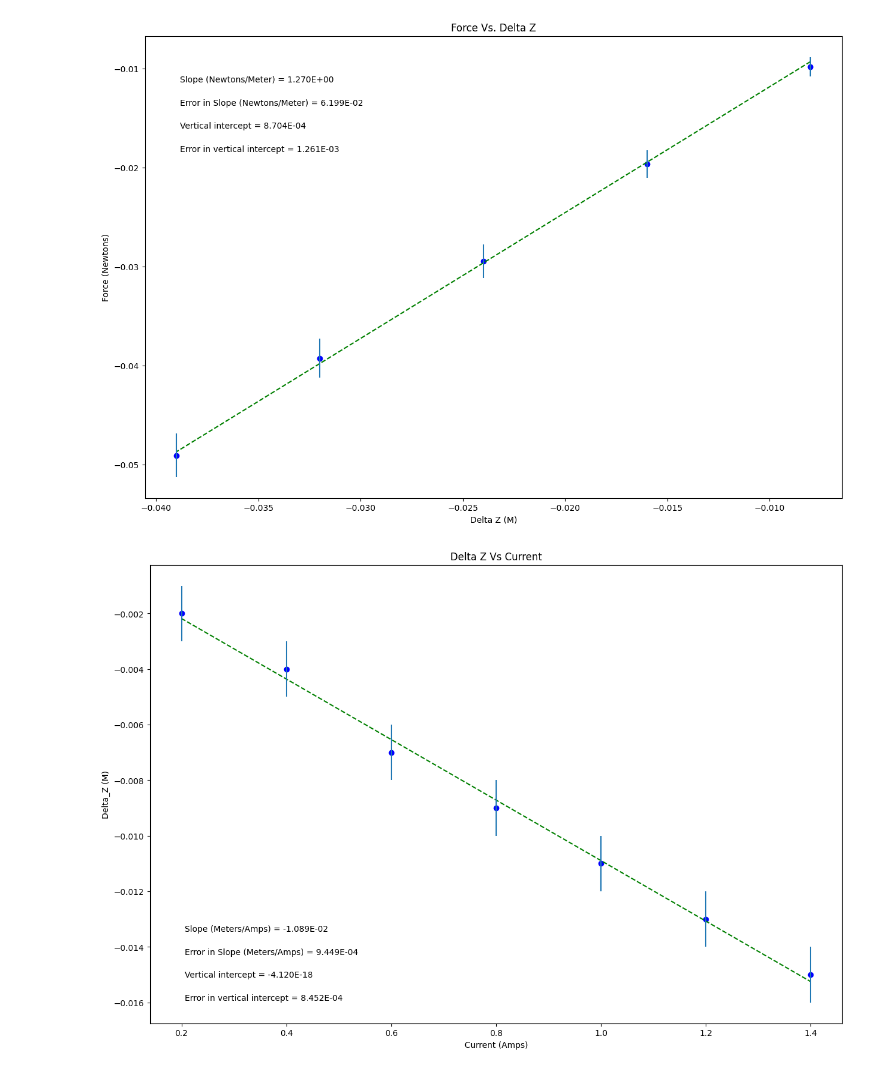
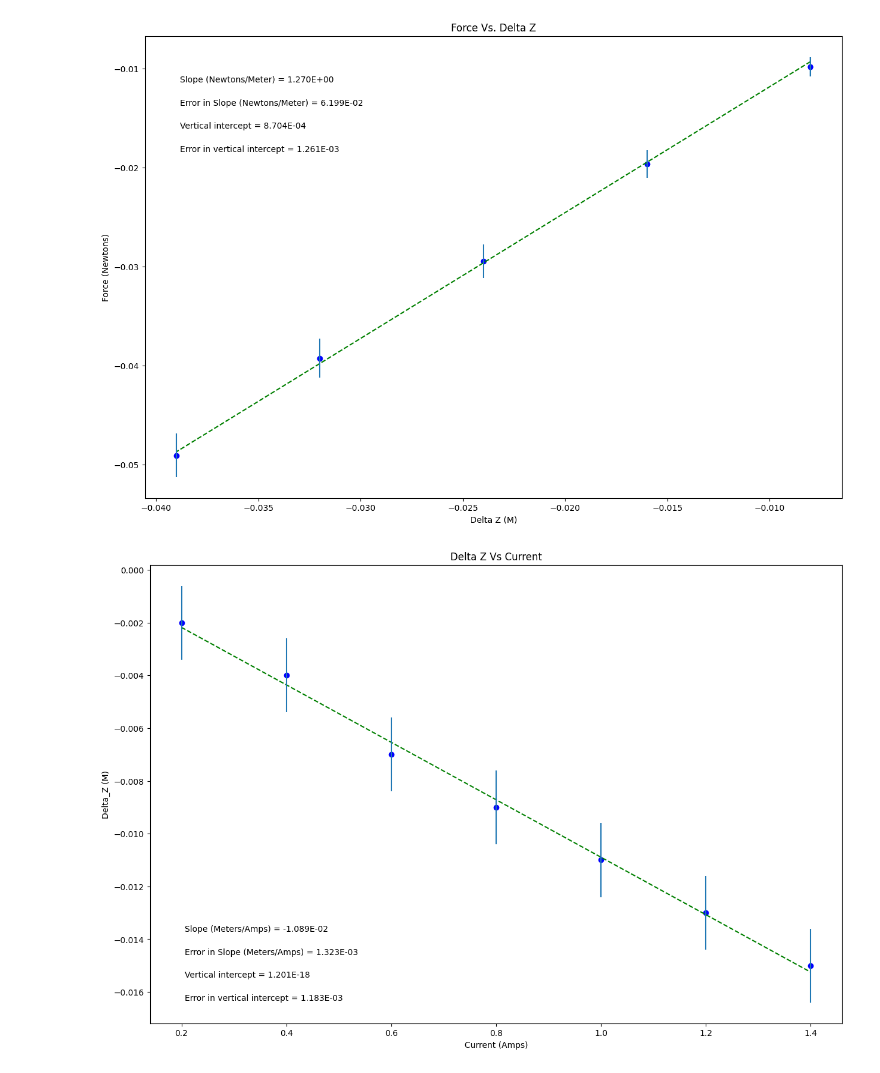
Before and after one commit to ELoran2435/PhysicsSpring2025, a Jupyter notebook: Magnetic Dipole Moment.ipynb, the cells around one changed output. Drawn from its saved outputs; the diff is of its cells as text; code cells hidden in the pictures.

```diff
--- a/Magnetic Dipole Moment.ipynb
+++ b/Magnetic Dipole Moment.ipynb
@@ -183,7 +183,7 @@ xvariable_Current = np.array([0.2, 0.4, 0.6, 0.8, 1, 1.2, 1.4])
 
 yvariable_DeltaZ = np.array([-0.002, -0.004, -0.007, -0.009, -0.011, -0.013, -0.015])
 
-err_yvariable_DeltaZ = np.array([0.001, 0.001, 0.001, 0.001, 0.001, 0.001, 0.001])
+err_yvariable_DeltaZ = np.array([0.0014, 0.0014, 0.0014, 0.0014, 0.0014, 0.0014, 0.0014])
 
 
 
@@ -252,31 +252,31 @@ elif annotation_placement==3 or annotation_placement==4:
 #Don't need to change anything in this section!
 
 #Plot data on graph. Plot error bars and place values for slope,
 #error in slope, and vertical intercept (plus error) on the plot using "annotate"
 
 plt.figure(figsize=(15,10))
 
 plt.plot(x, fit, color='green', linestyle='--')
 plt.scatter(x, y, color='blue', marker='o')
 
 plt.xlabel(x_label)
 plt.ylabel(y_label)
 plt.title(plot_title)
 
 plt.errorbar(x, y, yerr=dy, xerr=None, fmt="none") #don't need to plot x error bars
 
 plt.annotate('Slope ({}) = {value:.{digits}E}'.format(slope_units,value=m, digits=3),
              (xpos, ypos[0]), xycoords='axes fraction')
 
 plt.annotate('Error in Slope ({}) = {value:.{digits}E}'.format(slope_units,value=dm, digits=3),
              (xpos, ypos[1]), xycoords='axes fraction')
 
 plt.annotate('Vertical intercept = {value:.{digits}E}'.format(value=b, digits=3),
              (xpos, ypos[2]), xycoords='axes fraction')
 
 plt.annotate('Error in vertical intercept = {value:.{digits}E}'.format(value=db, digits=3),
              (xpos, ypos[3]), xycoords='axes fraction')
 
 plt.show()
 # %% [output]
-[figure, old version]
+[figure, new version]
```
